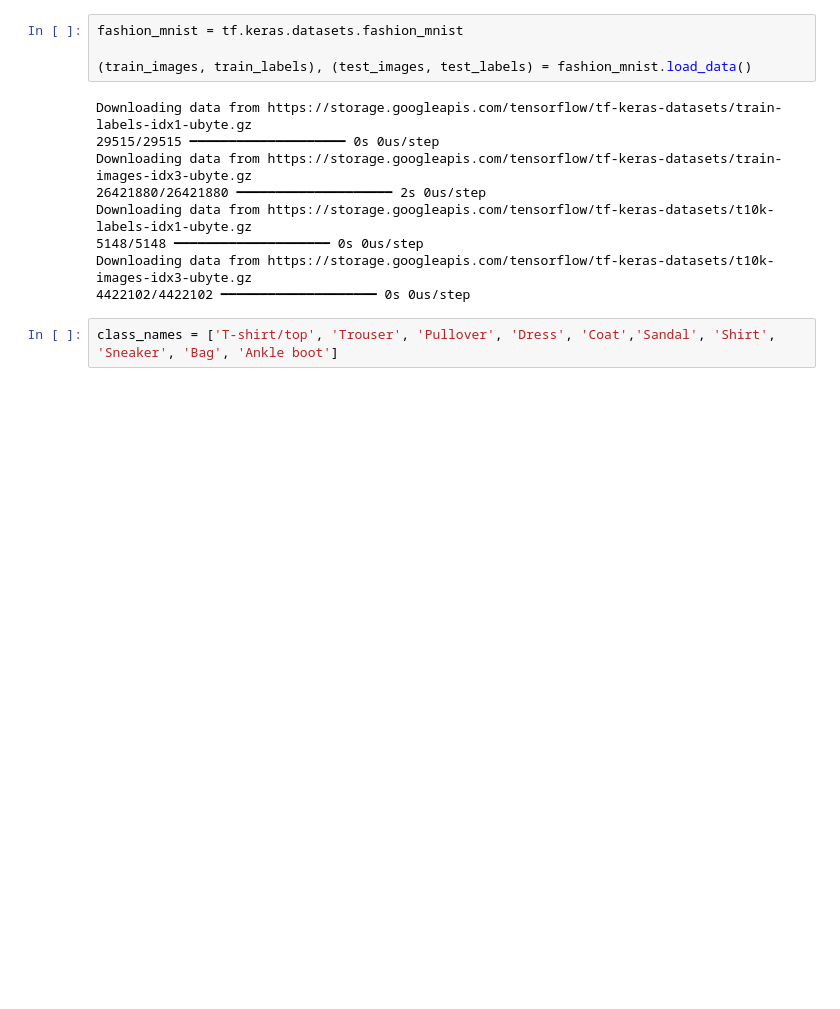
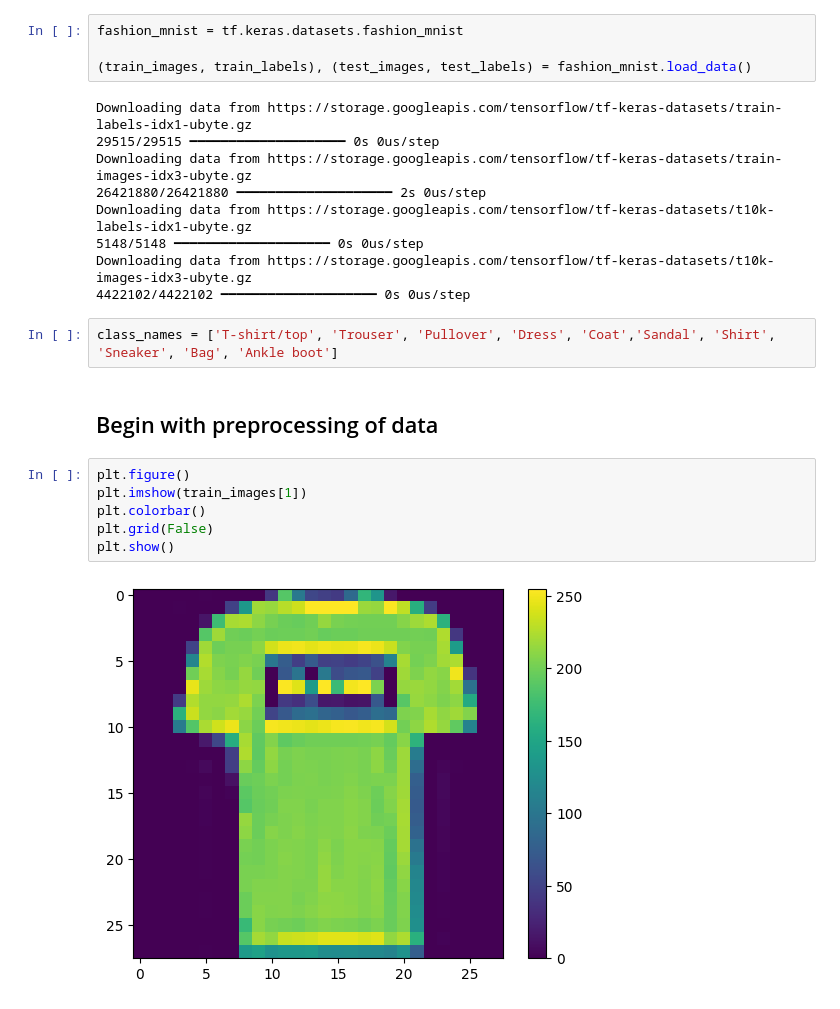
Before and after one commit to apolyeti/sparkfit-backend, a Jupyter notebook: tools/notebooks/finetune.ipynb, the cells around one changed output. Saved outputs shown, nothing was run; the diff lists cells and outputs as text; blank space fills up the shorter version.

```diff
--- a/tools/notebooks/finetune.ipynb
+++ b/tools/notebooks/finetune.ipynb
@@ -63,3 +63,13 @@ Downloading data from https://storage.googleapis.com/tensorflow/tf-keras-dataset
 4422102/4422102 ━━━━━━━━━━━━━━━━━━━━ 0s 0us/step
 # %%
 class_names = ['T-shirt/top', 'Trouser', 'Pullover', 'Dress', 'Coat','Sandal', 'Shirt', 'Sneaker', 'Bag', 'Ankle boot']
+# %% [markdown]
+## Begin with preprocessing of data
+# %%
+plt.figure()
+plt.imshow(train_images[1])
+plt.colorbar()
+plt.grid(False)
+plt.show()
+# %% [output]
+[figure, added]
```
